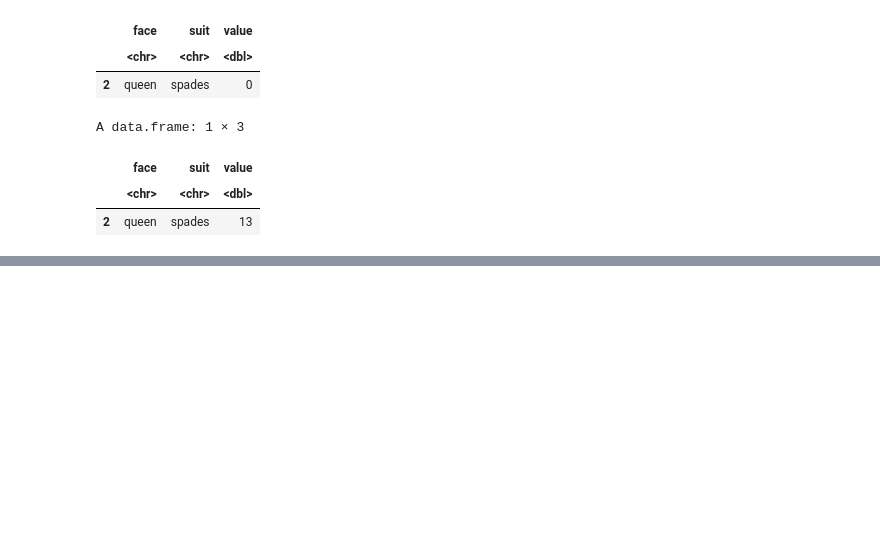
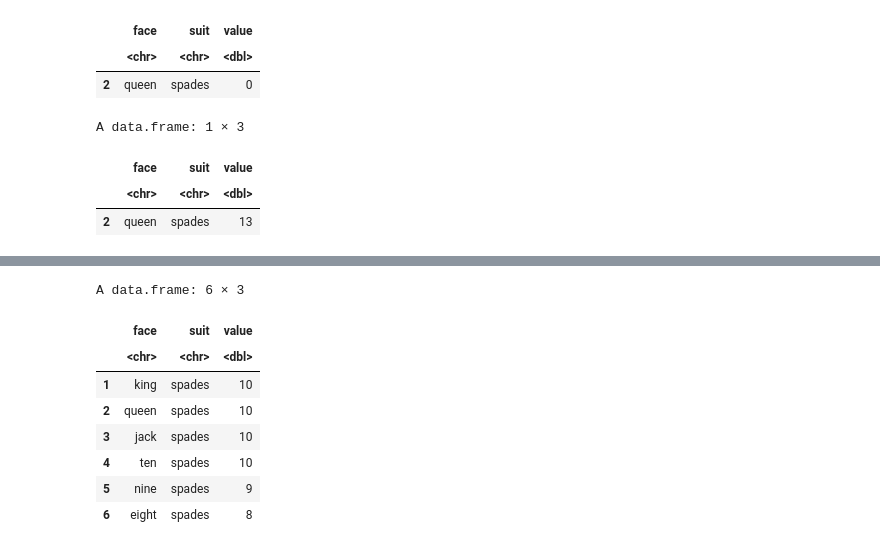
Before and after one commit to SamGombs20/learningR, a Jupyter notebook: code/learning_R.ipynb, the cells around one changed output, grey strips where cells are left out. Drawn from its saved outputs; the diff is of its cells as text; code cells hidden in the pictures; blank space fills up the shorter version.

```diff
--- a/code/learning_R.ipynb
+++ b/code/learning_R.ipynb
@@ -524,0 +571,13 @@ A data.frame: 1 × 3
+# %%
+deck5$value[facecard] <- 10
+head(deck5)
+# %% [output]
+A data.frame: 6 × 3
+|  | face | suit | value |
+|  | <chr> | <chr> | <dbl> |
+| 1 | king | spades | 10 |
+| 2 | queen | spades | 10 |
+| 3 | jack | spades | 10 |
+| 4 | ten | spades | 10 |
+| 5 | nine | spades | 9 |
+| 6 | eight | spades | 8 |
```
Also changed, not shown: parts of 12 cells of this notebook.
